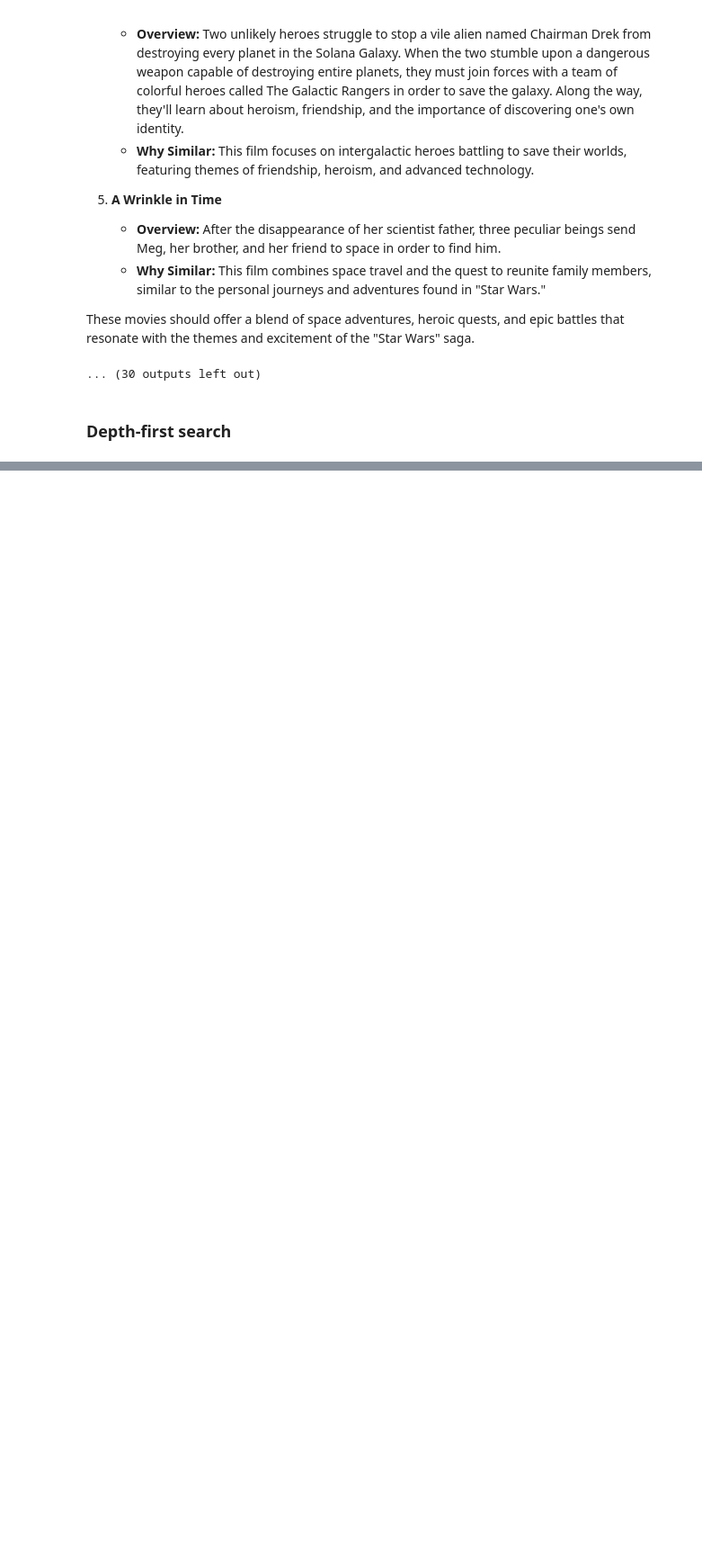
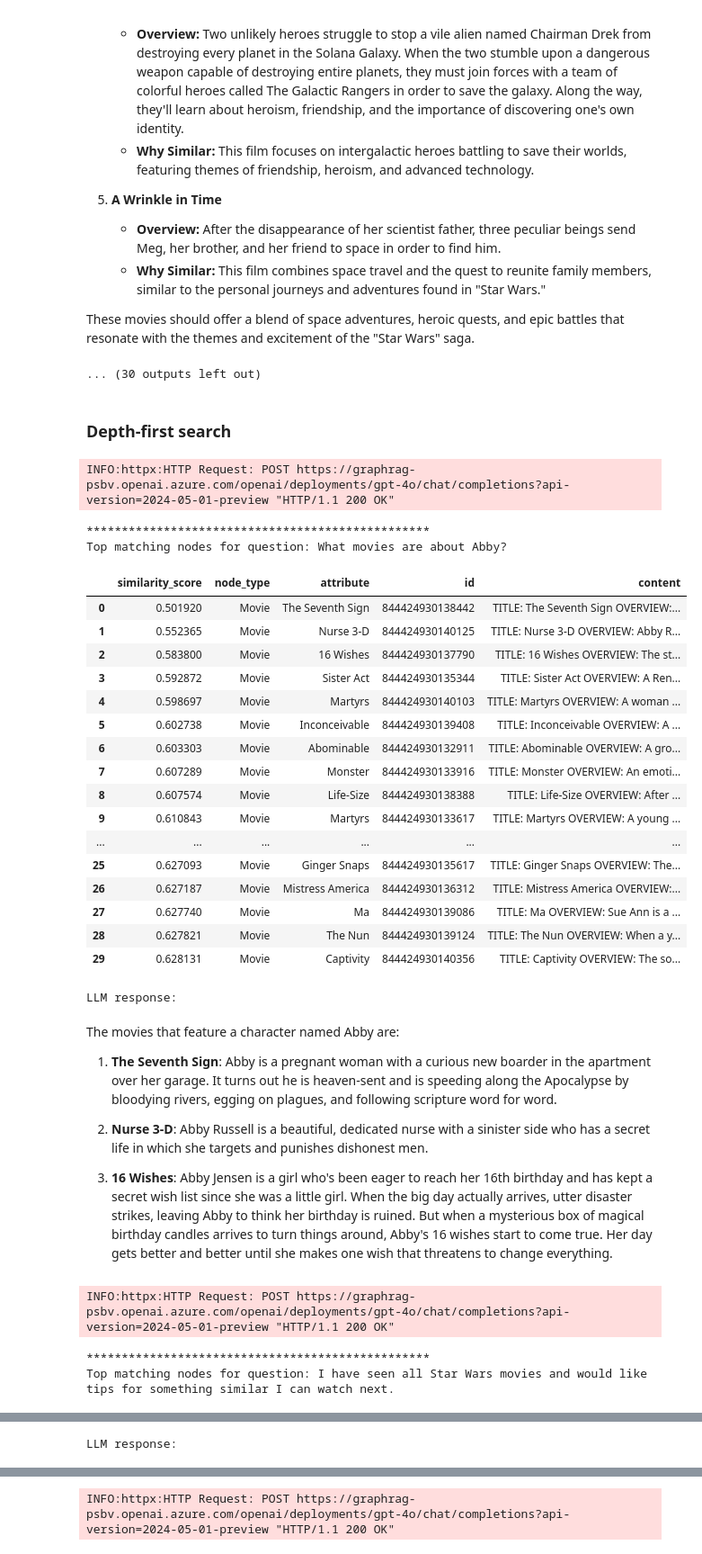
Before and after one commit to tkubica12/azure-workshops, a Jupyter notebook: d-ai-rag/rag_level2_step5_query.ipynb, the cells around one changed output, grey strips where cells are left out. Shown at 90% size. Drawn from its saved outputs; the diff is of its cells as text; code cells hidden in the pictures; blank space fills up the shorter version.

```diff
--- a/d-ai-rag/rag_level2_step5_query.ipynb
+++ b/d-ai-rag/rag_level2_step5_query.ipynb
@@ -198,8 +198,24 @@ def traverse_graph(node_id, node_type):
         cursor.execute(query)
         rows = cursor.fetchall()
 
-    movies = [{"id": row[0], "combined_text": row[1]} for row in rows]
+    movies = [{"id": row[0], "content": row[1]} for row in rows]
     return movies
+
+def traverse_graph_trait(node_id, node_type):
+    query = f"""
+    SELECT * FROM cypher('movies_graph',
+    $$
+      MATCH (m:Movie)-[]->(t:{node_type})
+      WHERE ID(m) = {node_id}
+      RETURN ID(t) as id, t.summary as summary
+    $$) as result(id bigint, summary text);
+    """
+    with conn.cursor() as cursor:
+        cursor.execute(query)
+        rows = cursor.fetchall()
+
+    traits = [{"id": row[0], "content": row[1], "node_type": node_type} for row in rows]
+    return traits
 
 def reranking(input_list, content_field_name, query, top_n):
     passages = []
@@ -223,6 +239,19 @@ def remove_duplicates(input_list):
     unique_tuple_list = list(set(tuple_list))
     unique_dict_list = [dict(t) for t in unique_tuple_list]
     return unique_dict_list
+
+def deduplicate_with_count(input_list):
+    dedup = {}
+    for item in input_list:
+        key = item["id"]
+        if key in dedup:
+            dedup[key]["count"] += 1
+        else:
+            dedup[key] = item.copy()
+            dedup[key]["count"] = 1
+    # Convert to list and sort descending by count
+    result = sorted(dedup.values(), key=lambda x: x["count"], reverse=True)
+    return result
 # %% [markdown]
 ### Breath-first search
 # %%
@@ -447,3 +476,41 @@ These movies should offer a blend of space adventures, heroic quests, and epic b
 ... (30 outputs left out)
 # %% [markdown]
 ### Depth-first search
+# %%
+tables_to_search = ["Movie"]
+for question in questions:
+    best_matches = similarity_search(conn, tables_to_search, question, top_n=30)
+    llm_response = llm_final_answer(question=question, context_jsons=[json.dumps(best_matches, indent=2)])
+    print_output([pd.DataFrame(best_matches)], question, llm_response)
+# %% [output]
+INFO:httpx:HTTP Request: POST https://graphrag-psbv.openai.azure.com/openai/deployments/gpt-4o/chat/completions?api-version=2024-05-01-preview "HTTP/1.1 200 OK"
+*************************************************
+Top matching nodes for question: What movies are about Abby?
+|  | similarity_score | node_type | attribute | id | content |
+| 0 | 0.501920 | Movie | The Seventh Sign | 844424930138442 | TITLE: The Seventh Sign OVERVIEW:... |
+| 1 | 0.552365 | Movie | Nurse 3-D | 844424930140125 | TITLE: Nurse 3-D OVERVIEW: Abby R... |
+| 2 | 0.583800 | Movie | 16 Wishes | 844424930137790 | TITLE: 16 Wishes OVERVIEW: The st... |
+| 3 | 0.592872 | Movie | Sister Act | 844424930135344 | TITLE: Sister Act OVERVIEW: A Ren... |
+| 4 | 0.598697 | Movie | Martyrs | 844424930140103 | TITLE: Martyrs OVERVIEW: A woman ... |
+| 5 | 0.602738 | Movie | Inconceivable | 844424930139408 | TITLE: Inconceivable OVERVIEW: A ... |
+| 6 | 0.603303 | Movie | Abominable | 844424930132911 | TITLE: Abominable OVERVIEW: A gro... |
+| 7 | 0.607289 | Movie | Monster | 844424930133916 | TITLE: Monster OVERVIEW: An emoti... |
+| 8 | 0.607574 | Movie | Life-Size | 844424930138388 | TITLE: Life-Size OVERVIEW: After ... |
+| 9 | 0.610843 | Movie | Martyrs | 844424930133617 | TITLE: Martyrs OVERVIEW: A young ... |
+| ... | ... | ... | ... | ... | ... |
+| 25 | 0.627093 | Movie | Ginger Snaps | 844424930135617 | TITLE: Ginger Snaps OVERVIEW: The... |
+| 26 | 0.627187 | Movie | Mistress America | 844424930136312 | TITLE: Mistress America OVERVIEW:... |
+| 27 | 0.627740 | Movie | Ma | 844424930139086 | TITLE: Ma OVERVIEW: Sue Ann is a ... |
+| 28 | 0.627821 | Movie | The Nun | 844424930139124 | TITLE: The Nun OVERVIEW: When a y... |
+| 29 | 0.628131 | Movie | Captivity | 844424930140356 | TITLE: Captivity OVERVIEW: The so... |
+LLM response:
+The movies that feature a character named Abby are:
+
+1. **The Seventh Sign**: Abby is a pregnant woman with a curious new boarder in the apartment over her garage. It turns out he is heaven-sent and is speeding along the Apocalypse by bloodying rivers, egging on plagues, and following scripture word for word.
+
+2. **Nurse 3-D**: Abby Russell is a beautiful, dedicated nurse with a sinister side who has a secret life in which she targets and punishes dishonest men.
+
+3. **16 Wishes**: Abby Jensen is a girl who's been eager to reach her 16th birthday and has kept a secret wish list since she was a little girl. When the big day actually arrives, utter disaster strikes, leaving Abby to think her birthday is ruined. But when a mysterious box of magical birthday candles arrives to turn things around, Abby's 16 wishes start to come true. Her day gets better and better until she makes one wish that threatens to change everything.
+INFO:httpx:HTTP Request: POST https://graphrag-psbv.openai.azure.com/openai/deployments/gpt-4o/chat/completions?api-version=2024-05-01-preview "HTTP/1.1 200 OK"
+*************************************************
+Top matching nodes for question: I have seen all Star Wars movies and would like tips for something similar I can watch next.
@@ -449,0 +534 @@ These movies should offer a blend of space adventures, heroic quests, and epic b
+LLM response:
@@ -449,0 +558 @@ These movies should offer a blend of space adventures, heroic quests, and epic b
+INFO:httpx:HTTP Request: POST https://graphrag-psbv.openai.azure.com/openai/deployments/gpt-4o/chat/completions?api-version=2024-05-01-preview "HTTP/1.1 200 OK"
```
Also changed, not shown: parts of 3 cells of this notebook, 1 other file.
